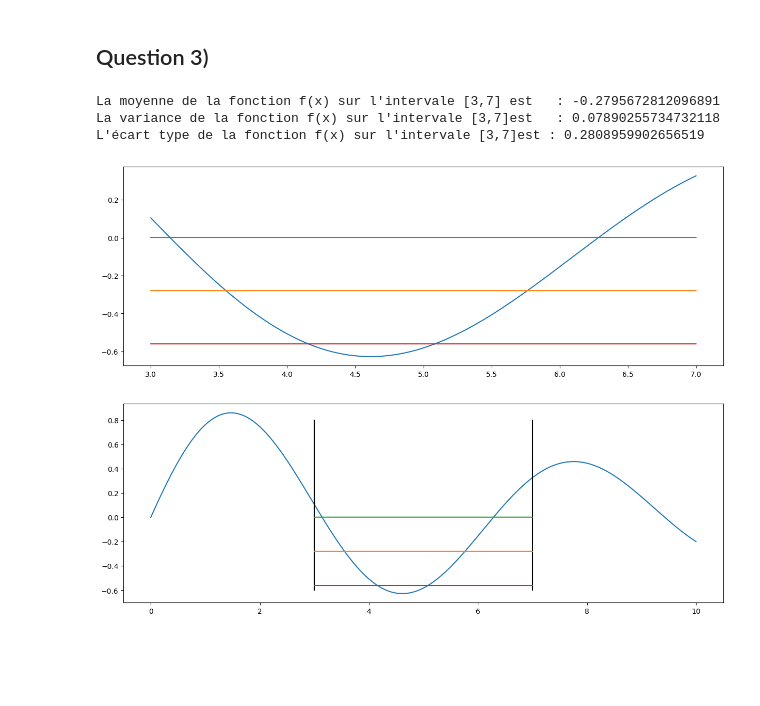
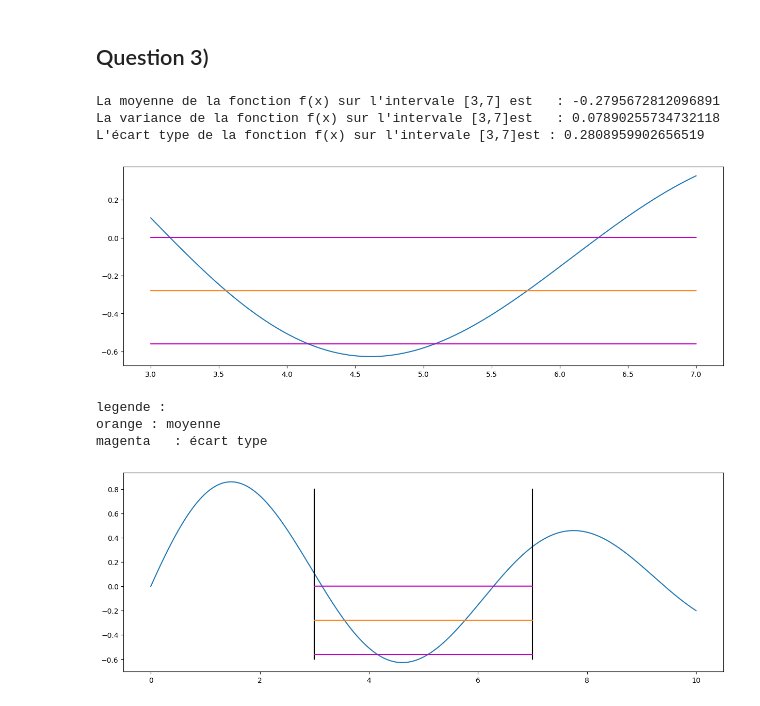
Before and after one commit to adrien-formoso/math_exam, a Jupyter notebook: main.ipynb, the cells around one changed output. Saved outputs shown, nothing was run; the diff lists cells and outputs as text; code cells hidden in the pictures; blank space fills up the shorter version.

```diff
--- a/main.ipynb
+++ b/main.ipynb
@@ -62,44 +62,51 @@ index_a = x_values_10.index(3)
 index_b = x_values_10.index(7)+1
 x_values = x_values_10[index_a:index_b]
 y_values = y_values_10[index_a:index_b]
 
 # calcul de la moyenne et de sa droite
 mean = sum(y_values)/len(y_values)
 ligne_mean = [mean]*len(y_values)
 
 # calcul de la variance
 for i in range(0,len(y_values)):
     variance = variance + (f(i)-mean)**2
 variance = variance/len(y_values)
 
 # calcul de l'ecart type et de ses droites
 ecart_type = math.sqrt(variance)
 ecart_type_top = [mean + ecart_type]*len(x_values)
 ecart_type_bot = [mean - ecart_type]*len(x_values)
 
 print("La moyenne de la fonction f(x) sur l'intervale [3,7] est   :",mean)
 print("La variance de la fonction f(x) sur l'intervale [3,7]est   :",variance)
 print("L'écart type de la fonction f(x) sur l'intervale [3,7]est :",ecart_type)
 
 plt.figure(figsize=(15,5))
 plt.plot(x_values,y_values)
 plt.plot(x_values,ligne_mean)
-plt.plot(x_values,ecart_type_top)
-plt.plot(x_values,ecart_type_bot)
+plt.plot(x_values,ecart_type_top,"m")
+plt.plot(x_values,ecart_type_bot,"m")
 plt.show()
+
+print("legende :")
+print("orange : moyenne")
+print("magenta: écart type")
 # %% [output]
 La moyenne de la fonction f(x) sur l'intervale [3,7] est   : -0.2795672812096891
 La variance de la fonction f(x) sur l'intervale [3,7]est   : 0.07890255734732118
 L'écart type de la fonction f(x) sur l'intervale [3,7]est : 0.2808959902656519
-[figure, old version]
+[figure, new version]
+legende :
+orange : moyenne
+magenta   : écart type
-# %%
-plt.figure(figsize=(15,5))
-plt.plot(x_values_10,y_values_10)
-plt.plot([3,3],[-0.6,0.8],"k")
-plt.plot([7,7],[-0.6,0.8],"k")
-plt.plot(x_values,ligne_mean)
-plt.plot(x_values,ecart_type_top)
-plt.plot(x_values,ecart_type_bot)
-plt.show()
-# %% [output]
-[figure, removed]
+# %%
+plt.figure(figsize=(15,5))
+plt.plot(x_values_10,y_values_10)
+plt.plot([3,3],[-0.6,0.8],"k")
+plt.plot([7,7],[-0.6,0.8],"k")
+plt.plot(x_values,ligne_mean)
+plt.plot(x_values,ecart_type_top,"m")
+plt.plot(x_values,ecart_type_bot,"m")
+plt.show()
+# %% [output]
+[figure, added]
```
